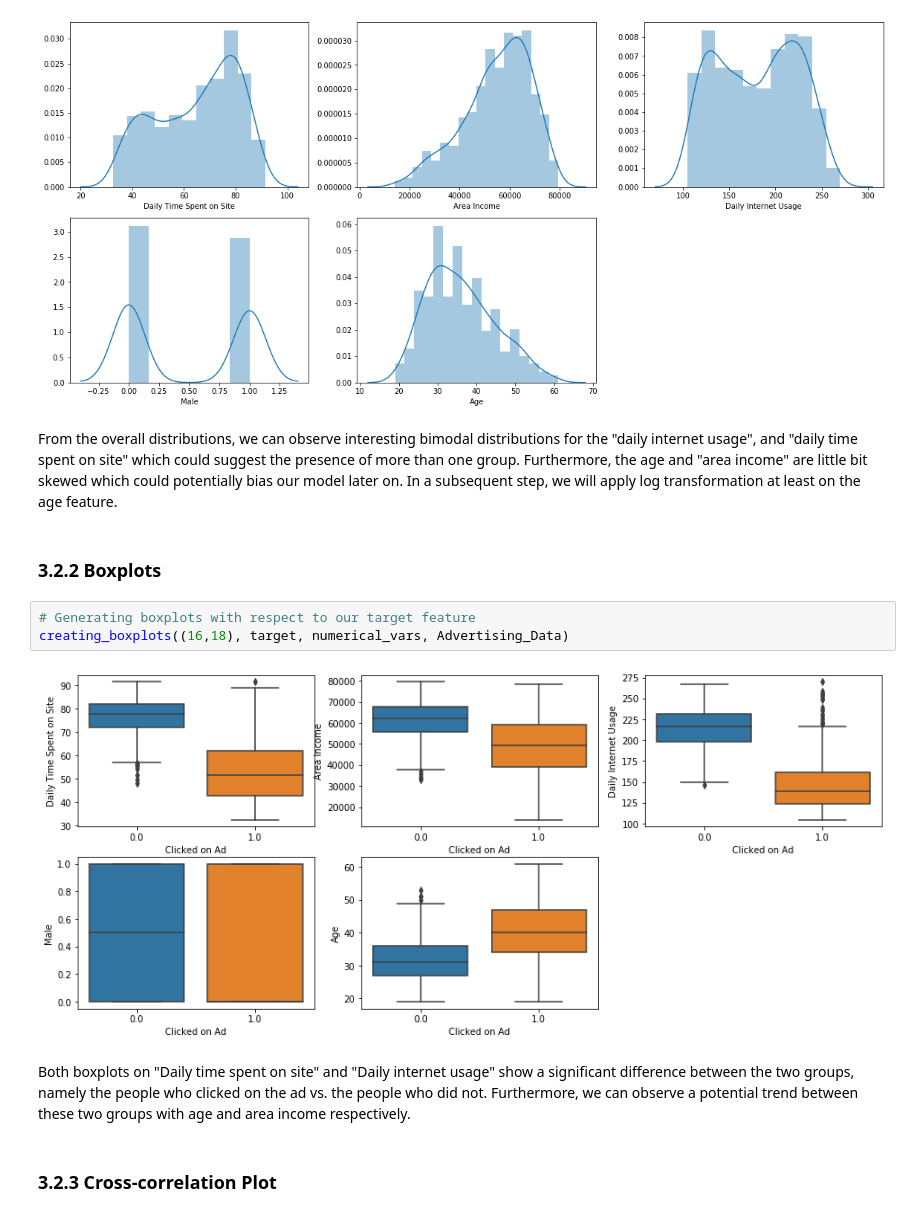
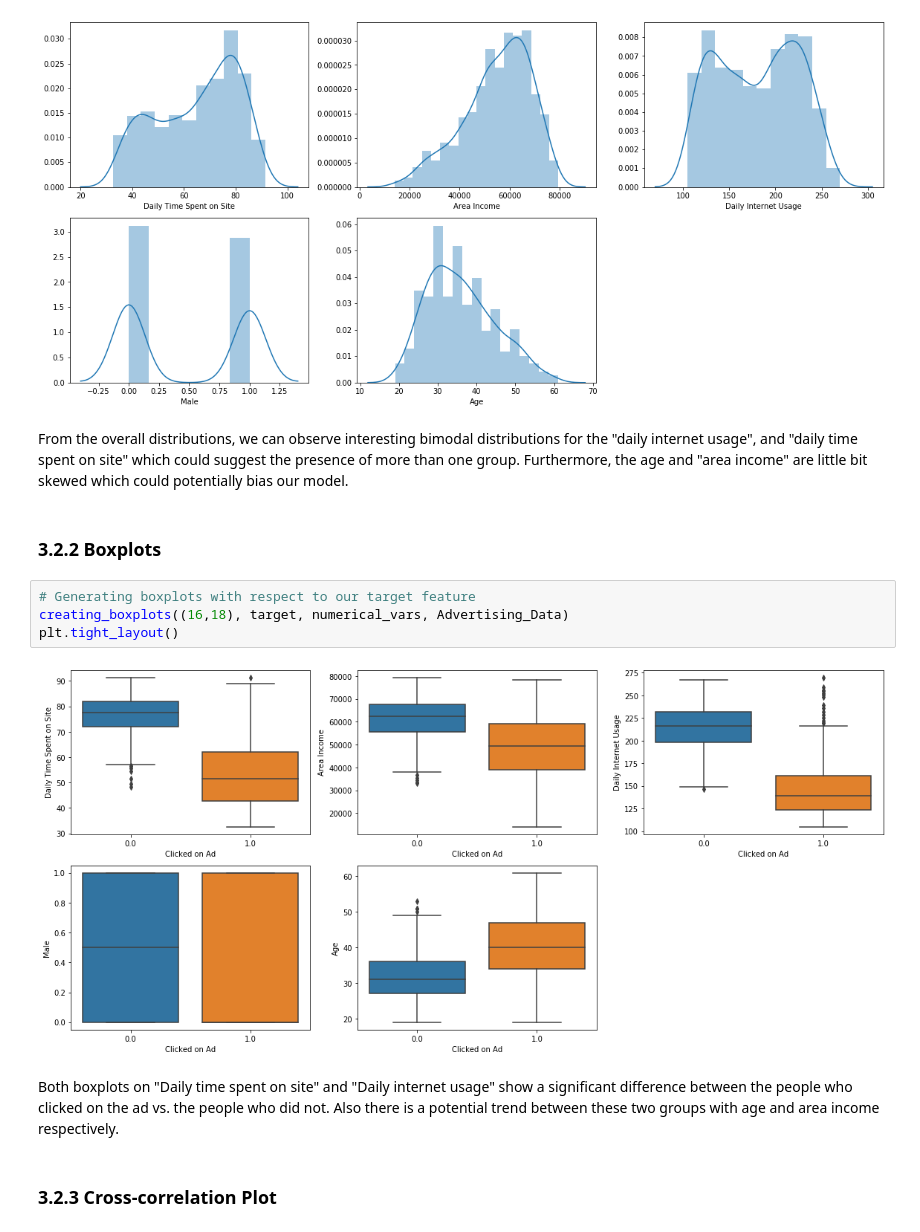
Before and after one commit to venkatsubramaniyan/Marketing-Campaign, a Jupyter notebook: AdvertisingV1.0.ipynb, the cells around one changed output. Saved outputs shown, nothing was run; the diff lists cells and outputs as text.

```diff
--- a/AdvertisingV1.0.ipynb
+++ b/AdvertisingV1.0.ipynb
@@ -234,16 +240,17 @@ plt.tight_layout()
 # %% [output]
 [figure]
 # %% [markdown]
-From the overall distributions, we can observe interesting bimodal distributions for the "daily internet usage", and "daily time spent on site" which could suggest the presence of more than one group. Furthermore, the age and "area income" are little bit skewed which could potentially bias our model later on. In a subsequent step, we will apply log transformation at least on the age feature.
+From the overall distributions, we can observe interesting bimodal distributions for the "daily internet usage", and "daily time spent on site" which could suggest the presence of more than one group. Furthermore, the age and "area income" are little bit skewed which could potentially bias our model.
 # %% [markdown]
 ### 3.2.2 Boxplots
 # %%
 # Generating boxplots with respect to our target feature
 creating_boxplots((16,18), target, numerical_vars, Advertising_Data)
+plt.tight_layout()
 # %% [output]
-[figure, old version]
+[figure, new version]
 # %% [markdown]
-Both boxplots on "Daily time spent on site" and "Daily internet usage" show a significant difference between the two groups, namely the people who clicked on the ad vs. the people who did not. Furthermore, we can observe a potential trend between these two groups  with age and area income respectively.
+Both boxplots on "Daily time spent on site" and "Daily internet usage" show a significant difference between the people who clicked on the ad vs. the people who did not. Also there is a potential trend between these two groups  with age and area income respectively.
 # %% [markdown]
 ### 3.2.3 Cross-correlation Plot
 # %%
```
Also changed, not shown: parts of 25 cells of this notebook.
